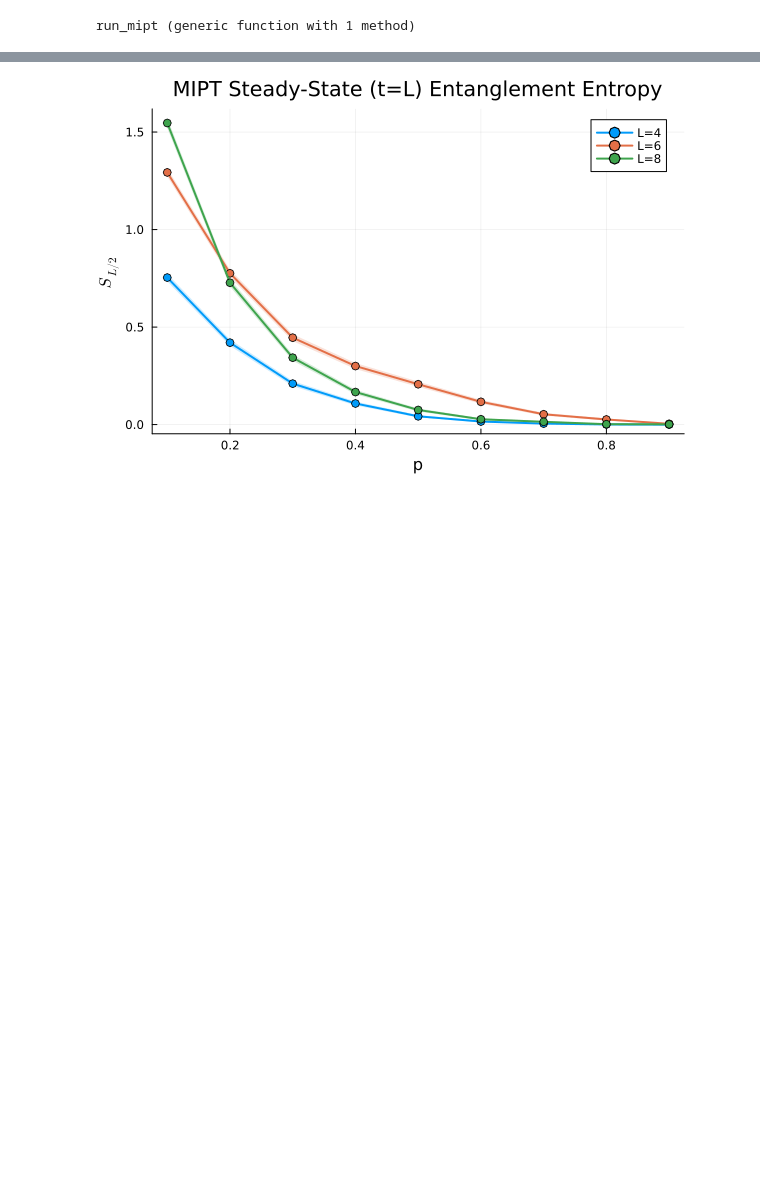
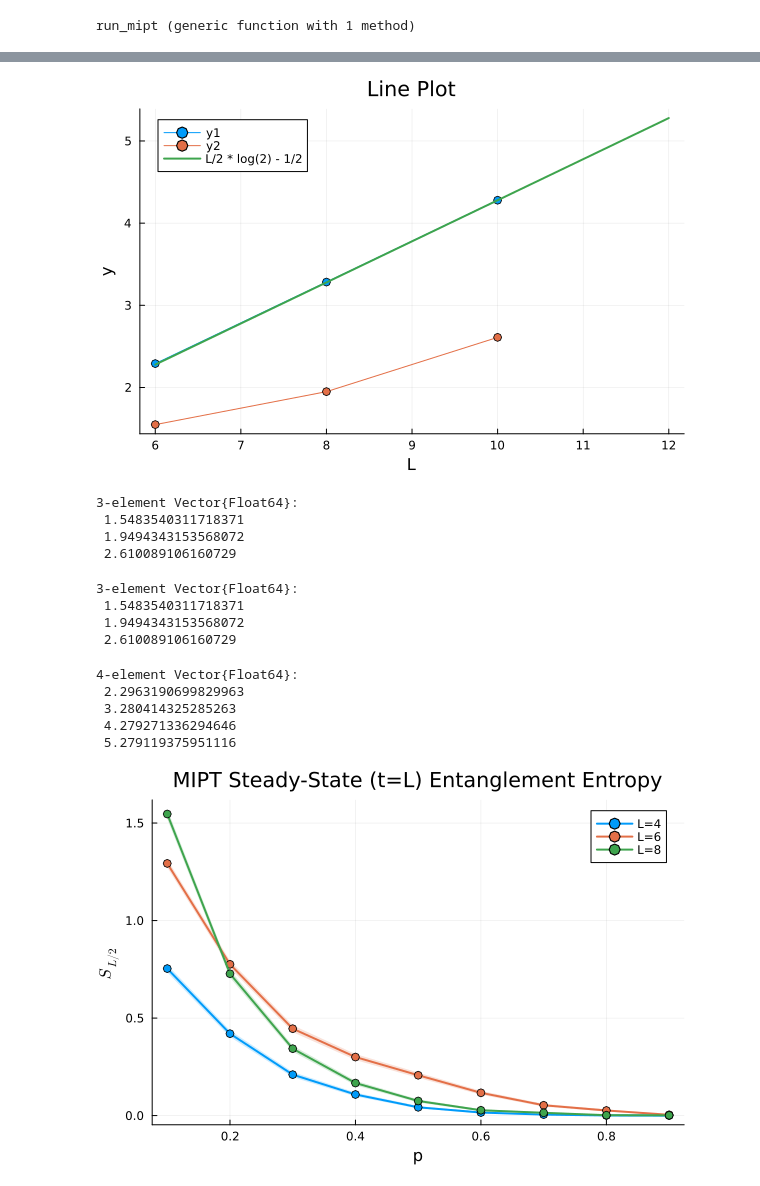
Before and after one commit to hainingpan/QuantumCircuitsMPS.jl, a Jupyter notebook: examples/mipt_example.ipynb, the cells around one changed output, grey strips where cells are left out. Saved outputs shown, nothing was run; the diff lists cells and outputs as text; code cells hidden in the pictures; blank space fills up the shorter version.

```diff
--- a/examples/mipt_example.ipynb
+++ b/examples/mipt_example.ipynb
@@ -195,3 +205,41 @@ Done!
+# %%
+plot(L_list, S_mean[1,:], marker=:o)
+plot!(L_list, S_mean[2,:], marker=:o)
+
+f(L) = ((L / 2) * log(2) - 0.5)/log(2)
+
+plot!(f, 6, 12,
+    label = "L/2 * log(2) - 1/2",
+    xlabel = "L",
+    ylabel = "y",
+    title = "Line Plot",
+    linewidth = 2,
+    legend = :topleft
+)
+# %% [output]
+[figure, added]
+# %%
+S_mean[2,1:end]
+# %% [output]
+3-element Vector{Float64}:
+ 1.5483540311718371
+ 1.9494343153568072
+ 2.610089106160729
+# %%
+S_mean[2,1:end]
+# %% [output]
+3-element Vector{Float64}:
+ 1.5483540311718371
+ 1.9494343153568072
+ 2.610089106160729
+# %%
+S_mean[1,1:end]
+# %% [output]
+4-element Vector{Float64}:
+ 2.2963190699829963
+ 3.280414325285263
+ 4.279271336294646
+ 5.279119375951116
 # %%
 p_fig = plot(xlabel="p", ylabel=raw"$S_{L/2}$", title=raw"MIPT Steady-State (t=L) Entanglement Entropy", legend=:topright)
 for (iL, L) in enumerate(L_list)
```
Also changed, not shown: parts of 5 cells of this notebook, 1 other file.
